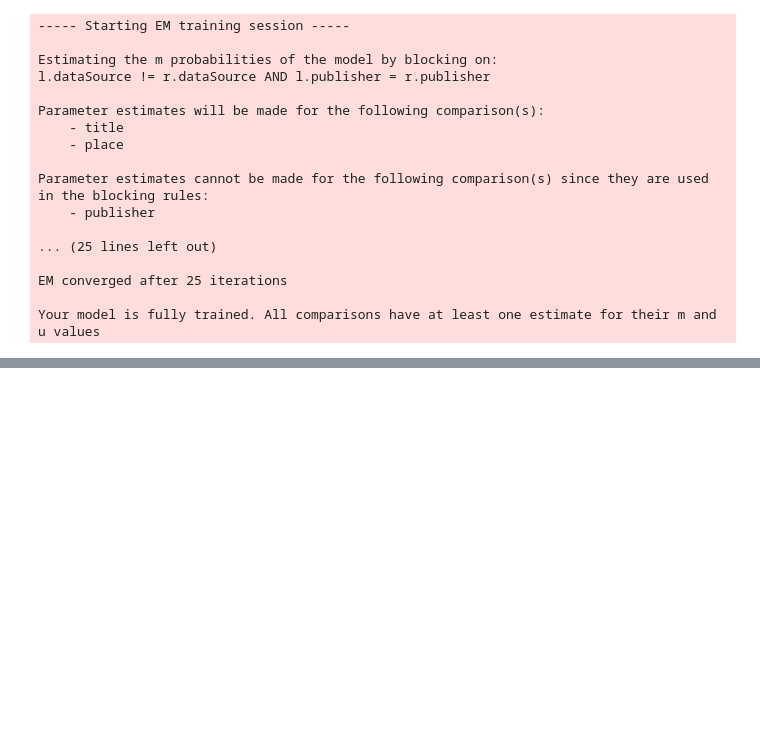
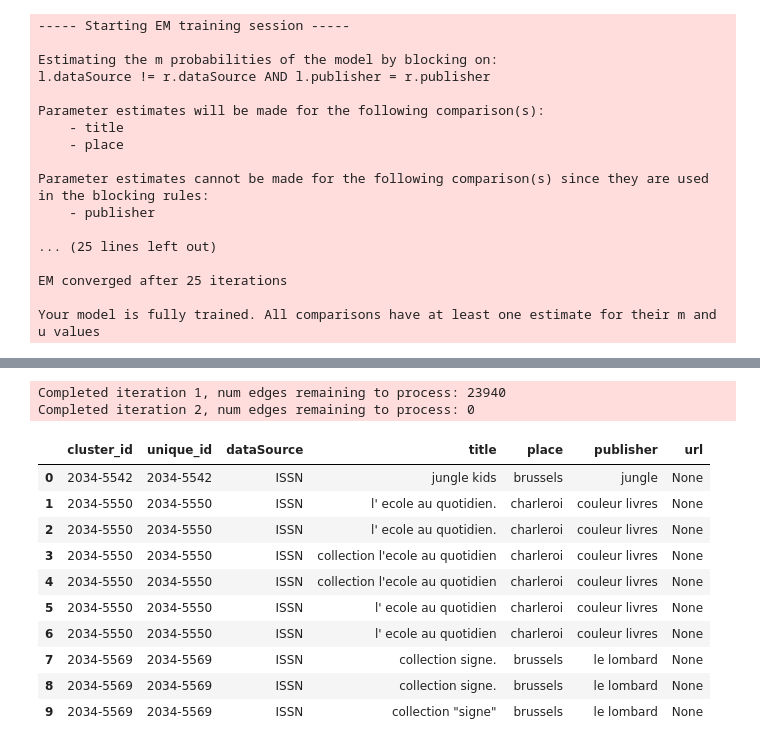
Before and after one commit to kbrbe/issn-matching, a Jupyter notebook: issn-splink-matching.ipynb, the cells around one changed output, grey strips where cells are left out. Cells and saved outputs as stored; diff of their text form; code cells hidden in the pictures; blank space fills up the shorter version.

```diff
--- a/issn-splink-matching.ipynb
+++ b/issn-splink-matching.ipynb
@@ -694,0 +724,19 @@ settings = linker.misc.save_model_to_json(trainedModelFilename, overwrite=True)
+# %%
+clusters = linker.clustering.cluster_pairwise_predictions_at_threshold(
+    dfPredictions, threshold_match_probability=0.5
+)
+clusters.as_pandas_dataframe(limit=10)
+# %% [output]
+Completed iteration 1, num edges remaining to process: 23940
+Completed iteration 2, num edges remaining to process: 0
+|  | cluster_id | unique_id | dataSource | title | place | publisher | url |
+| 0 | 2034-5542 | 2034-5542 | ISSN | jungle kids | brussels | jungle | None |
+| 1 | 2034-5550 | 2034-5550 | ISSN | l' ecole au quotidien. | charleroi | couleur livres | None |
+| 2 | 2034-5550 | 2034-5550 | ISSN | l' ecole au quotidien. | charleroi | couleur livres | None |
+| 3 | 2034-5550 | 2034-5550 | ISSN | collection l'ecole au quotidien | charleroi | couleur livres | None |
+| 4 | 2034-5550 | 2034-5550 | ISSN | collection l'ecole au quotidien | charleroi | couleur livres | None |
+| 5 | 2034-5550 | 2034-5550 | ISSN | l' ecole au quotidien | charleroi | couleur livres | None |
+| 6 | 2034-5550 | 2034-5550 | ISSN | l' ecole au quotidien | charleroi | couleur livres | None |
+| 7 | 2034-5569 | 2034-5569 | ISSN | collection signe. | brussels | le lombard | None |
+| 8 | 2034-5569 | 2034-5569 | ISSN | collection signe. | brussels | le lombard | None |
+| 9 | 2034-5569 | 2034-5569 | ISSN | collection "signe" | brussels | le lombard | None |
```
Also changed, not shown: parts of 8 cells of this notebook, 1 other file.
